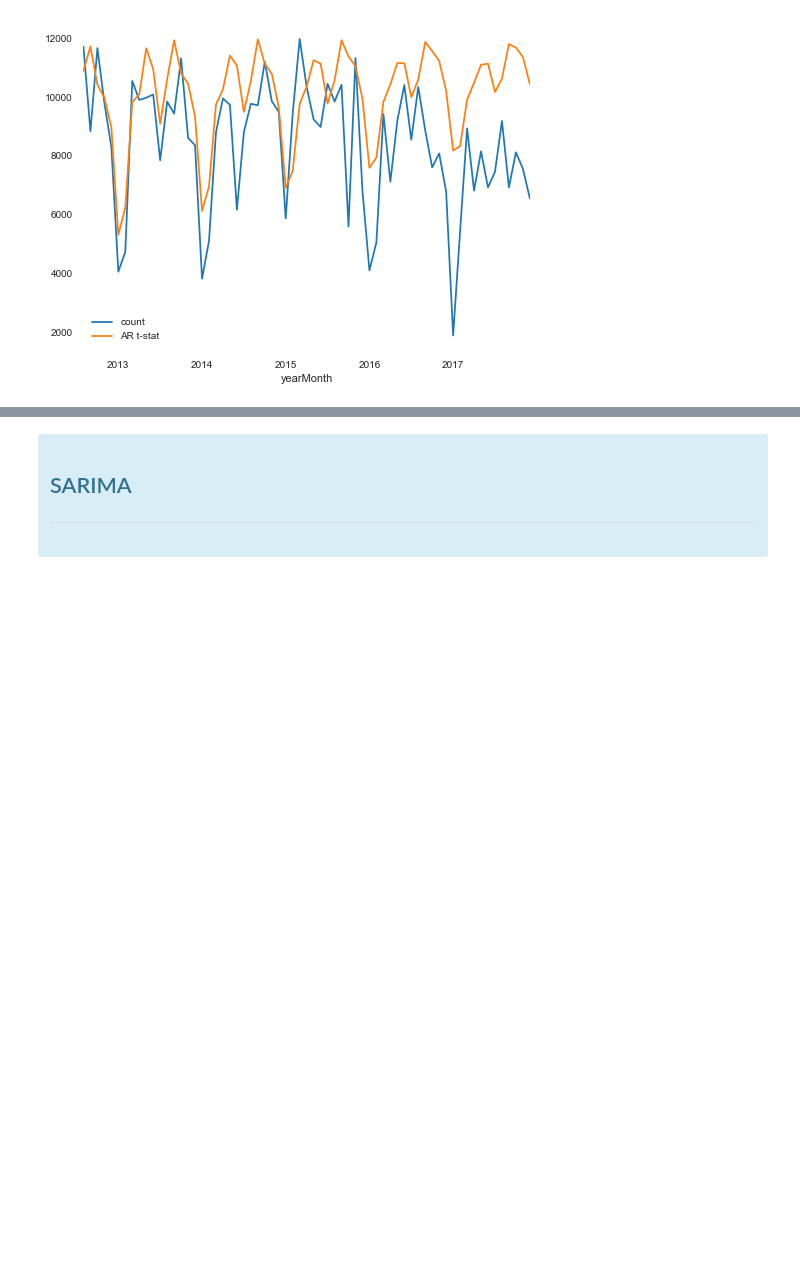
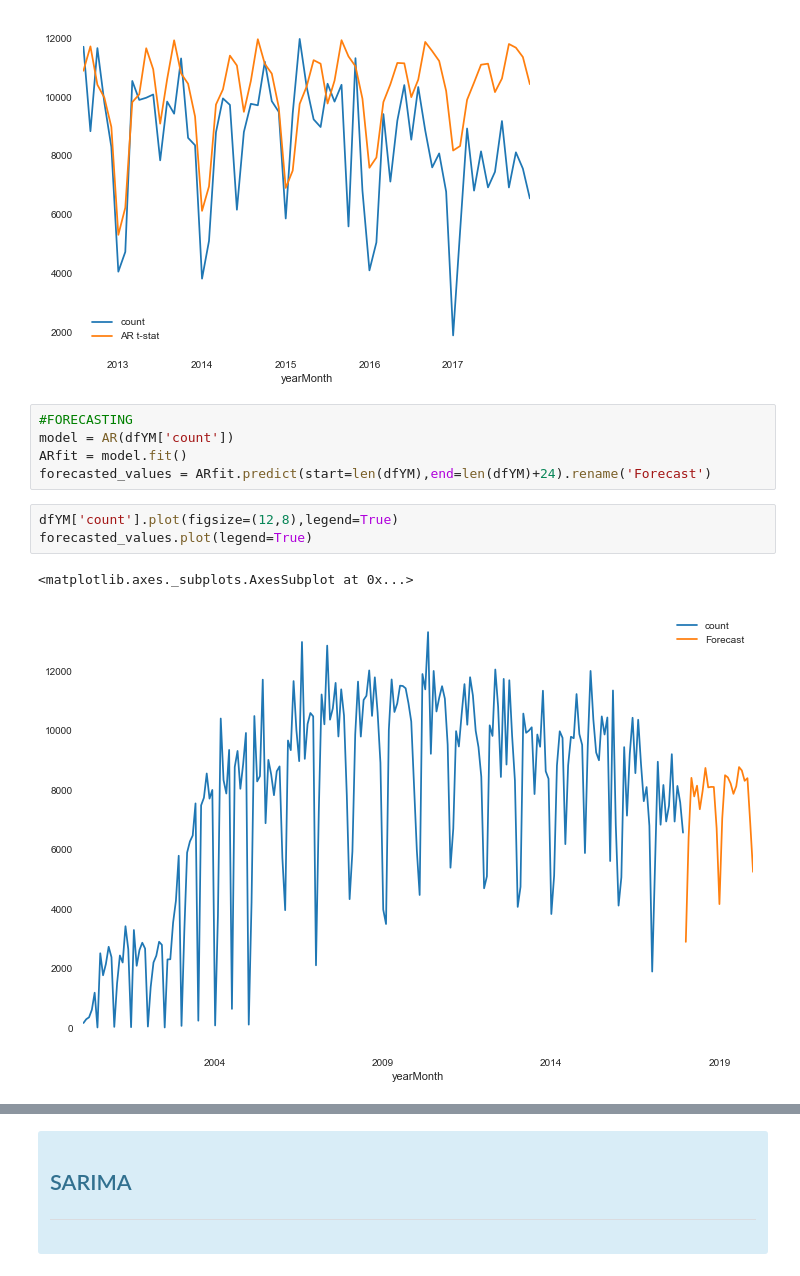
Before and after one commit to joaocamargo/TCC-PUCRS-2020, a Jupyter notebook: TCC- Forecasting.ipynb, the cells around one changed output, grey strips where cells are left out. Drawn from its saved outputs; the diff is of its cells as text; blank space fills up the shorter version.

```diff
--- a/TCC- Forecasting.ipynb
+++ b/TCC- Forecasting.ipynb
@@ -406,3 +407,14 @@ dtype: float64
 [figure]
 [figure]
 [figure]
+# %%
+#FORECASTING
+model = AR(dfYM['count'])
+ARfit = model.fit()
+forecasted_values = ARfit.predict(start=len(dfYM),end=len(dfYM)+24).rename('Forecast')
+# %%
+dfYM['count'].plot(figsize=(12,8),legend=True)
+forecasted_values.plot(legend=True)
+# %% [output]
+<matplotlib.axes._subplots.AxesSubplot at 0x...>
+[figure, added]
```
Also changed, not shown: parts of 14 cells of this notebook.
